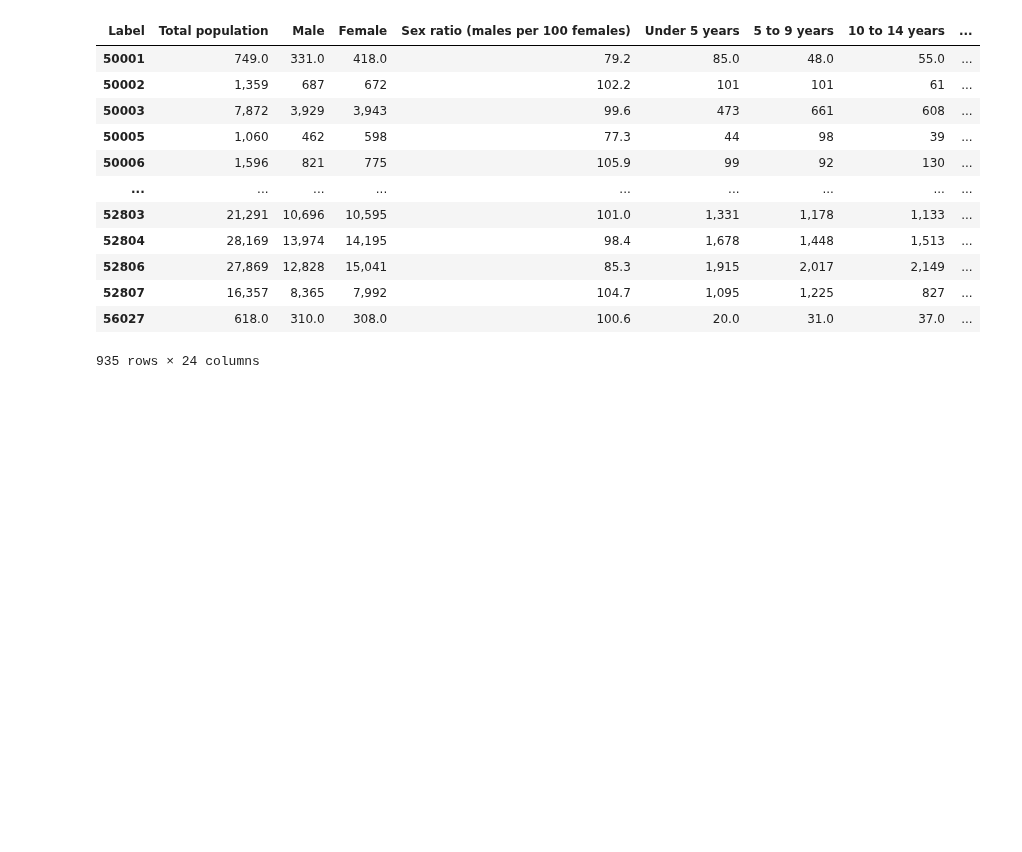
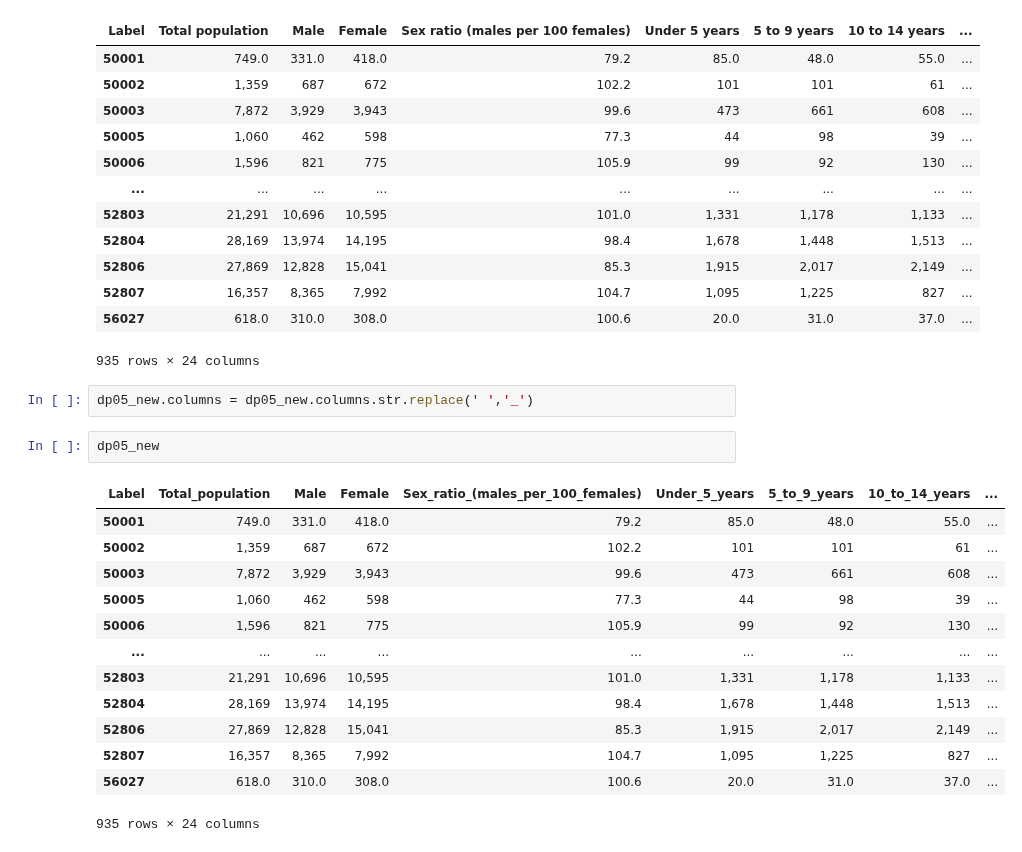
Before and after one commit to dgarbato/capstone, a Jupyter notebook: Census DP05 Gender and Age.ipynb, the cells around one changed output. Drawn from its saved outputs; the diff is of its cells as text; blank space fills up the shorter version.

```diff
--- a/Census DP05 Gender and Age.ipynb
+++ b/Census DP05 Gender and Age.ipynb
@@ -168,3 +168,21 @@ dp05_new
 | 52807 | 16,357 | 8,365 | 7,992 | 104.7 | 1,095 | 1,225 | 827 | ... |
 | 56027 | 618.0 | 310.0 | 308.0 | 100.6 | 20.0 | 31.0 | 37.0 | ... |
 935 rows × 24 columns
+# %%
+dp05_new.columns = dp05_new.columns.str.replace(' ','_')
+# %%
+dp05_new
+# %% [output]
+| Label | Total_population | Male | Female | Sex_ratio_(males_per_100_females) | Under_5_years | 5_to_9_years | 10_to_14_years | ... |
+| 50001 | 749.0 | 331.0 | 418.0 | 79.2 | 85.0 | 48.0 | 55.0 | ... |
+| 50002 | 1,359 | 687 | 672 | 102.2 | 101 | 101 | 61 | ... |
+| 50003 | 7,872 | 3,929 | 3,943 | 99.6 | 473 | 661 | 608 | ... |
+| 50005 | 1,060 | 462 | 598 | 77.3 | 44 | 98 | 39 | ... |
+| 50006 | 1,596 | 821 | 775 | 105.9 | 99 | 92 | 130 | ... |
+| ... | ... | ... | ... | ... | ... | ... | ... | ... |
+| 52803 | 21,291 | 10,696 | 10,595 | 101.0 | 1,331 | 1,178 | 1,133 | ... |
+| 52804 | 28,169 | 13,974 | 14,195 | 98.4 | 1,678 | 1,448 | 1,513 | ... |
+| 52806 | 27,869 | 12,828 | 15,041 | 85.3 | 1,915 | 2,017 | 2,149 | ... |
+| 52807 | 16,357 | 8,365 | 7,992 | 104.7 | 1,095 | 1,225 | 827 | ... |
+| 56027 | 618.0 | 310.0 | 308.0 | 100.6 | 20.0 | 31.0 | 37.0 | ... |
+935 rows × 24 columns
```
Also changed, not shown: parts of 2 cells of this notebook, 11 other files.
